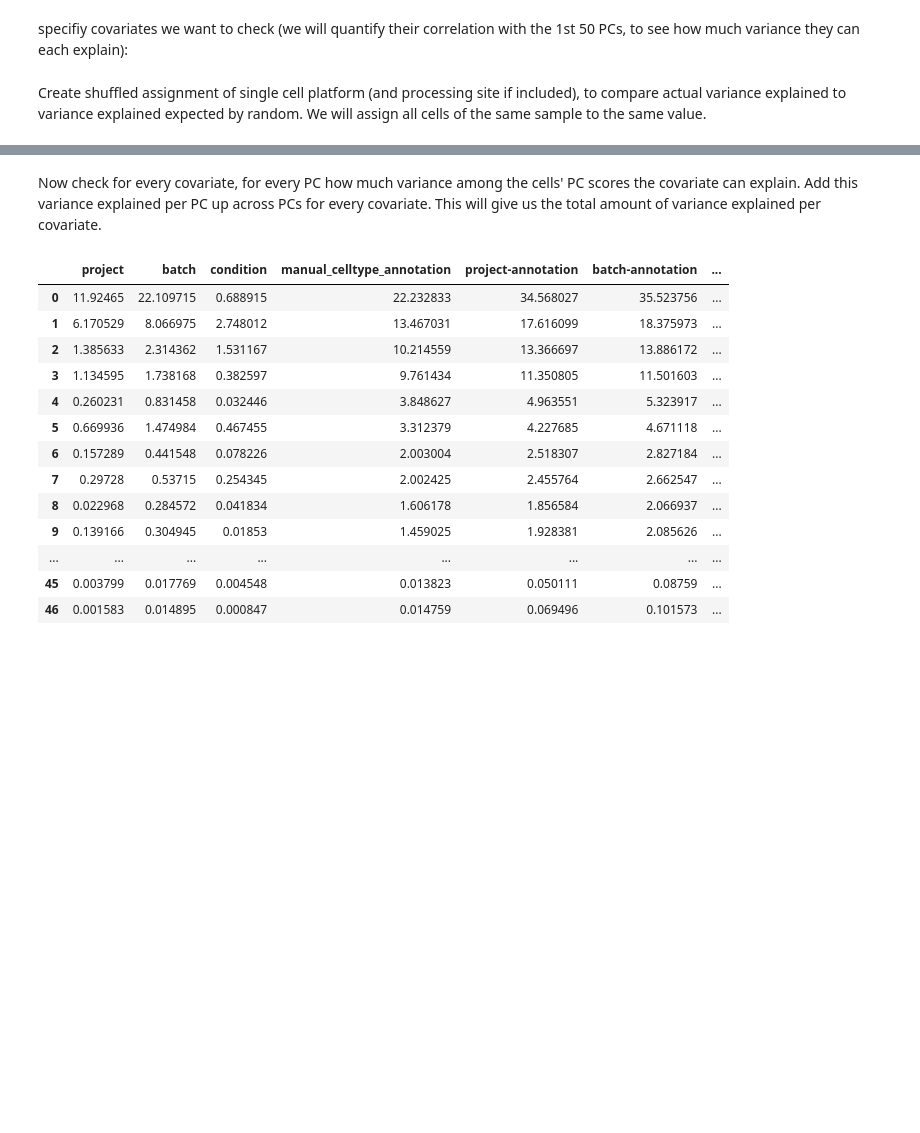
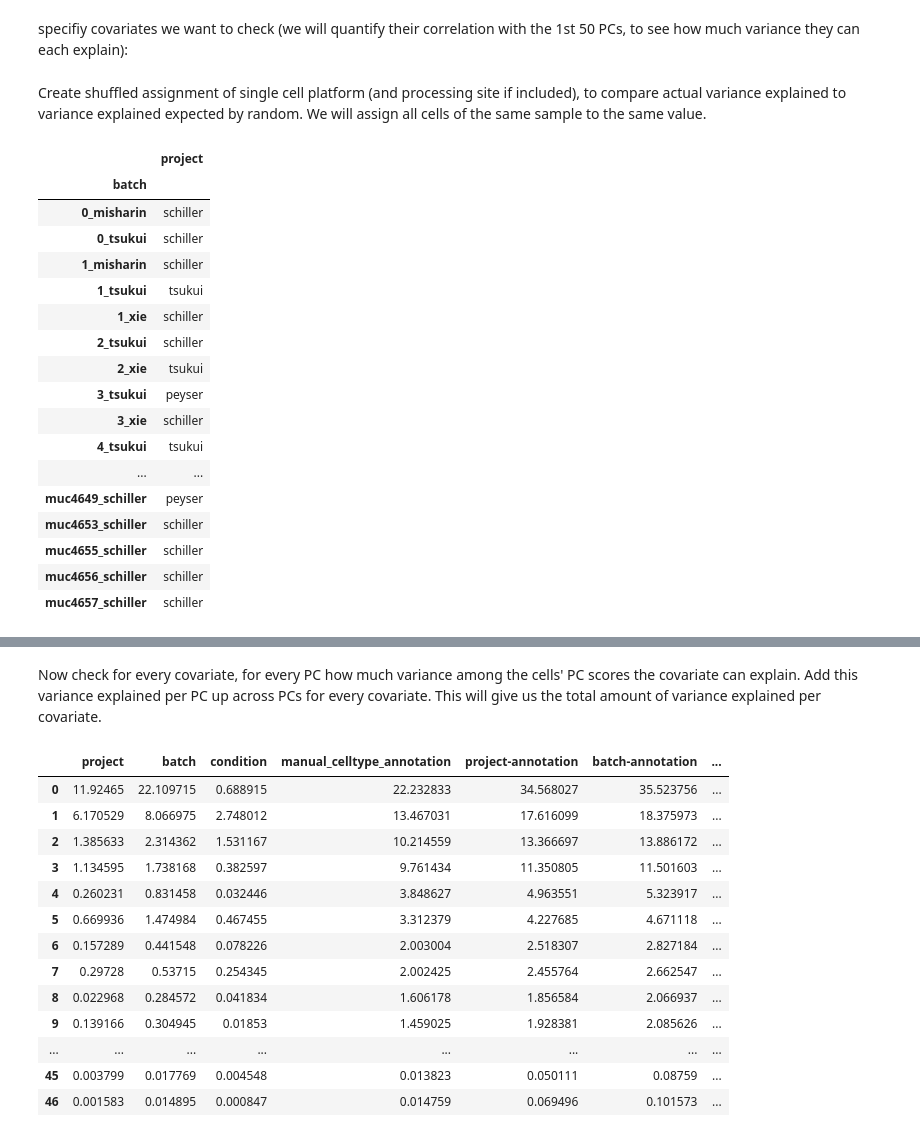
Before and after one commit to lueckenlab/masterpraktikum_fibrosis_atlas, a Jupyter notebook: notebooks/batch_effect_analysis/splitting_by_batch_effect_assessment.ipynb, the cells around one changed output, grey strips where cells are left out. Saved outputs shown, nothing was run; the diff lists cells and outputs as text; code cells hidden in the pictures; blank space fills up the shorter version.

Commit message:
update batch analyis

```diff
--- a/notebooks/batch_effect_analysis/splitting_by_batch_effect_assessment.ipynb
+++ b/notebooks/batch_effect_analysis/splitting_by_batch_effect_assessment.ipynb
@@ -110,3 +110,24 @@ for i in range(10):
         )
     )
     covariates.append("shuffled_project_" + str(i))
+# %%
+sample_to_scplatform
+# %% [output]
+|  | project |
+| batch |  |
+| 0_misharin | schiller |
+| 0_tsukui | schiller |
+| 1_misharin | schiller |
+| 1_tsukui | tsukui |
+| 1_xie | schiller |
+| 2_tsukui | schiller |
+| 2_xie | tsukui |
+| 3_tsukui | peyser |
+| 3_xie | schiller |
+| 4_tsukui | tsukui |
+| ... | ... |
+| muc4649_schiller | peyser |
+| muc4653_schiller | schiller |
+| muc4655_schiller | schiller |
+| muc4656_schiller | schiller |
+| muc4657_schiller | schiller |
```
Also changed, not shown: parts of 3 cells of this notebook, 1 other file.
